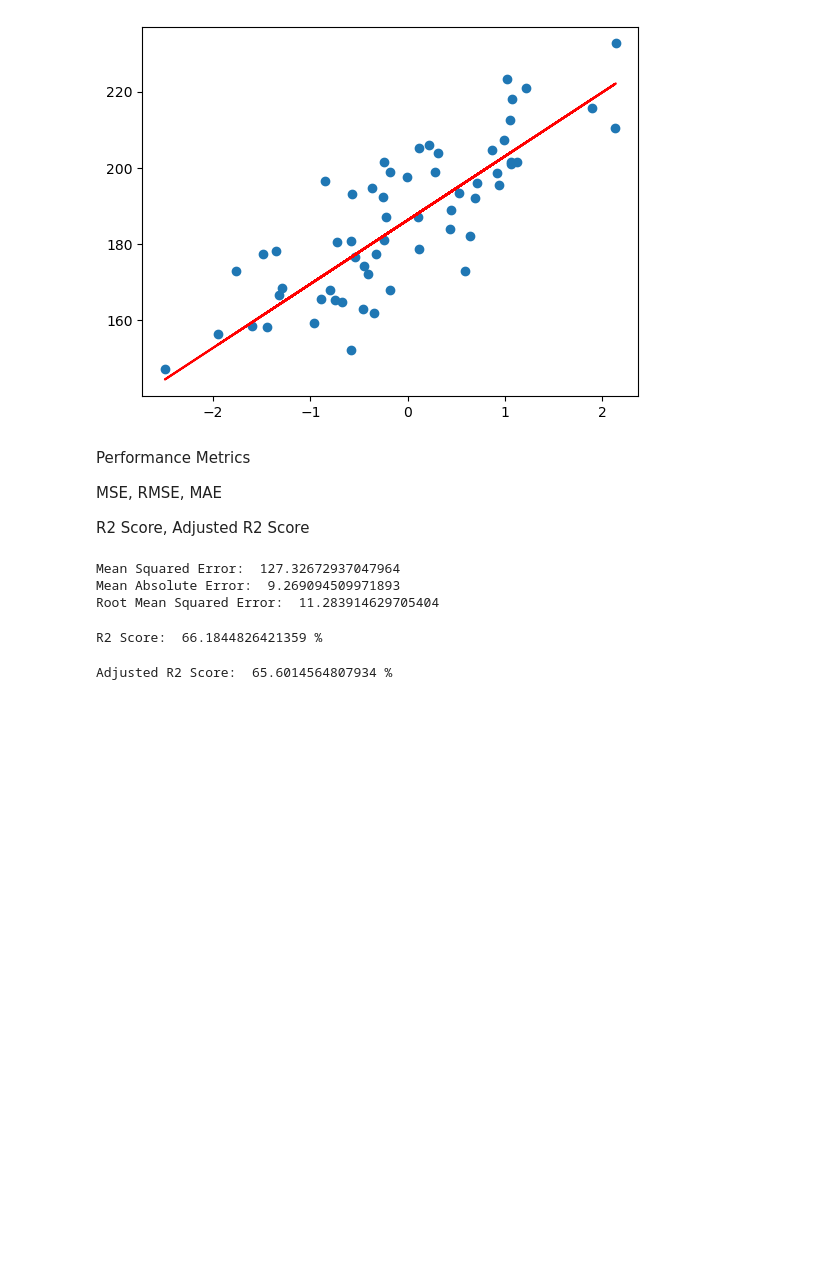
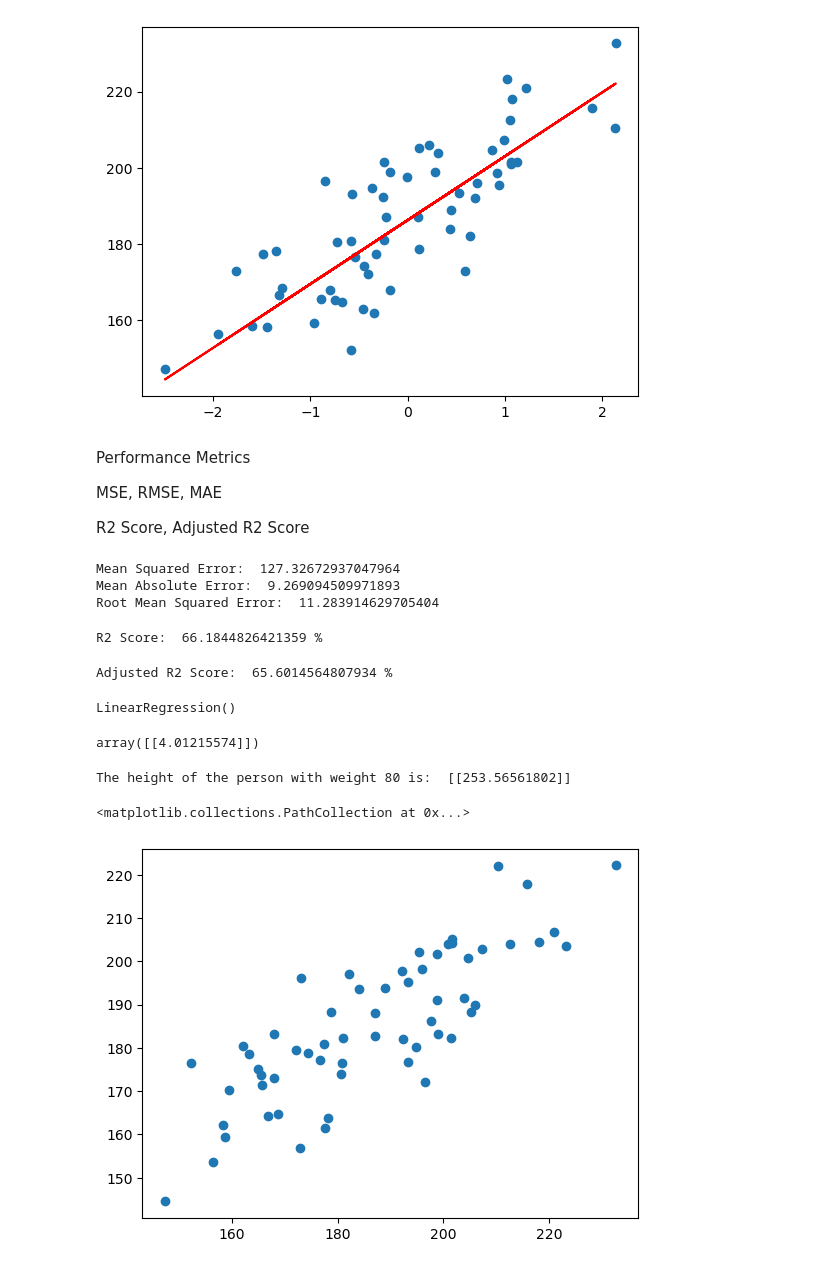
Before and after one commit to cyrolux123/Machine-Learning-Detailed, a Jupyter notebook: Regression Project/weight-height.ipynb, the cells around one changed output. Drawn from its saved outputs; the diff is of its cells as text; code cells hidden in the pictures; blank space fills up the shorter version.

```diff
--- a/Regression Project/weight-height.ipynb
+++ b/Regression Project/weight-height.ipynb
@@ -152,3 +152,25 @@ adjusted_r2 = 1 - (1 - score) * (len(y_test) - 1) / (len(y_test) - X_test.shape[
 print("Adjusted R2 Score: ", adjusted_r2 * 100, '%')
 # %% [output]
 Adjusted R2 Score:  65.6014564807934 %
+# %%
+model
+# %% [output]
+LinearRegression()
+# %%
+## New data point weight is 80
+
+scaled_weight = scaler.transform([[80]])
+scaled_weight
+# %% [output]
+array([[4.01215574]])
+# %%
+print('The height of the person with weight 80 is: ', model.predict(scaled_weight))
+# %% [output]
+The height of the person with weight 80 is:  [[253.56561802]]
+# %%
+## Assumptions of Linear Regression
+## Plot a scatter plot for the prediction
+plt.scatter(y_test, y_pred_test)
+# %% [output]
+<matplotlib.collections.PathCollection at 0x...>
+[figure, added]
```
